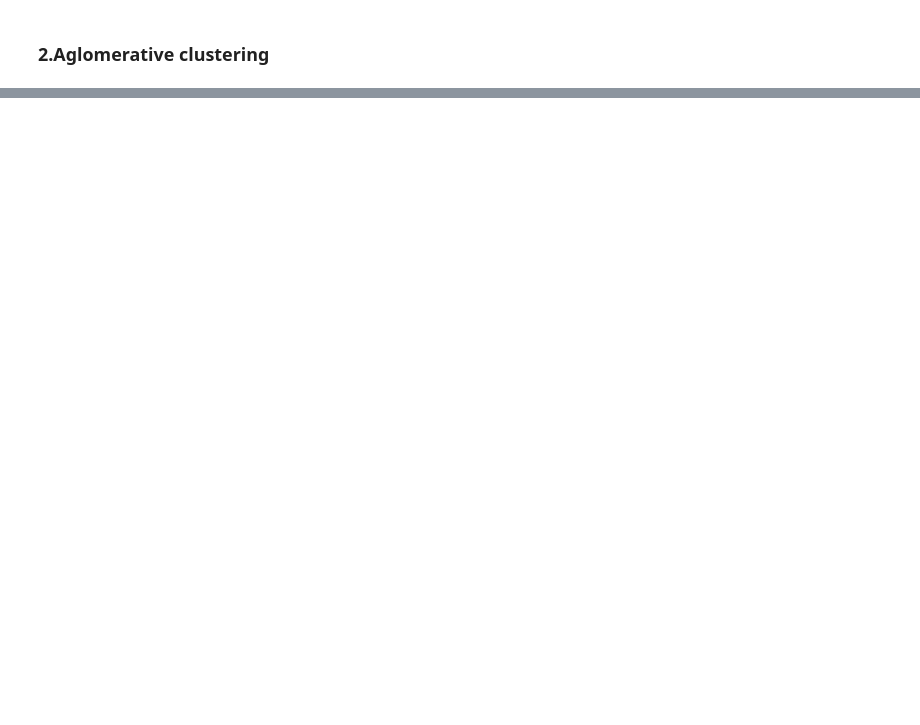
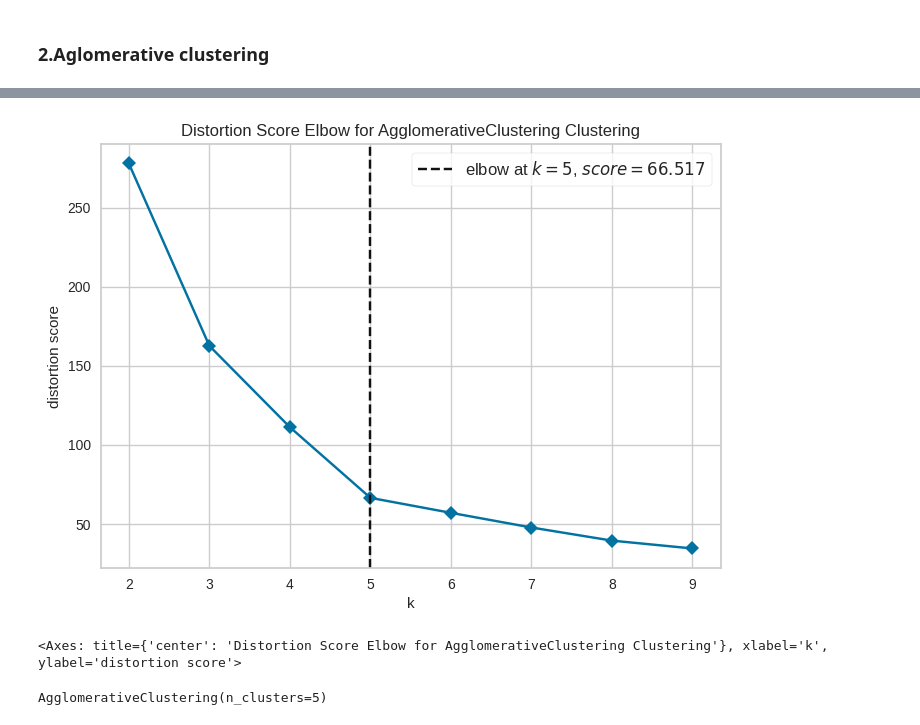
Before and after one commit to DhanashreeAmbekar/Machine-Learning, a Jupyter notebook: Clustering.ipynb, the cells around one changed output, grey strips where cells are left out. Saved outputs shown, nothing was run; the diff lists cells and outputs as text; code cells hidden in the pictures; blank space fills up the shorter version.

```diff
--- a/Clustering.ipynb
+++ b/Clustering.ipynb
@@ -341,0 +356,17 @@ plt.show()
+# %%
+agc = AgglomerativeClustering()
+
+vis2 = KElbowVisualizer(agc, k=(2, 10), timings=False)
+
+vis2.fit(X_pre)
+
+vis2.show()
+# %% [output]
+[figure, added]
+<Axes: title={'center': 'Distortion Score Elbow for AgglomerativeClustering Clustering'}, xlabel='k', ylabel='distortion score'>
+# %%
+best_agc = AgglomerativeClustering(n_clusters=5)
+
+best_agc.fit(X_pre)
+# %% [output]
+AgglomerativeClustering(n_clusters=5)
```
Also changed, not shown: parts of 13 cells of this notebook.
